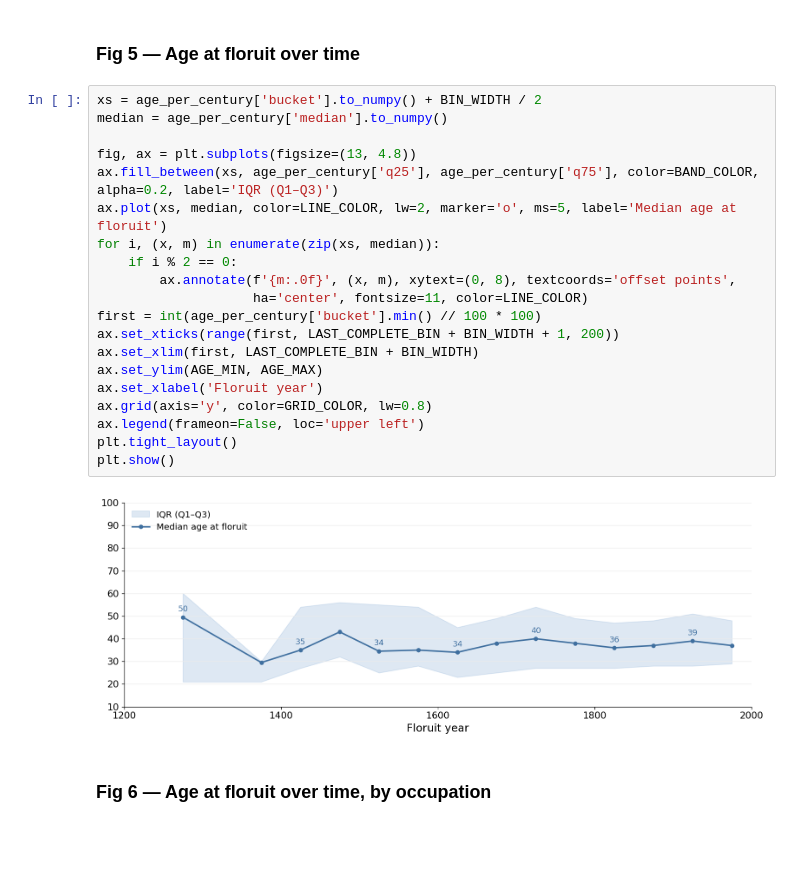
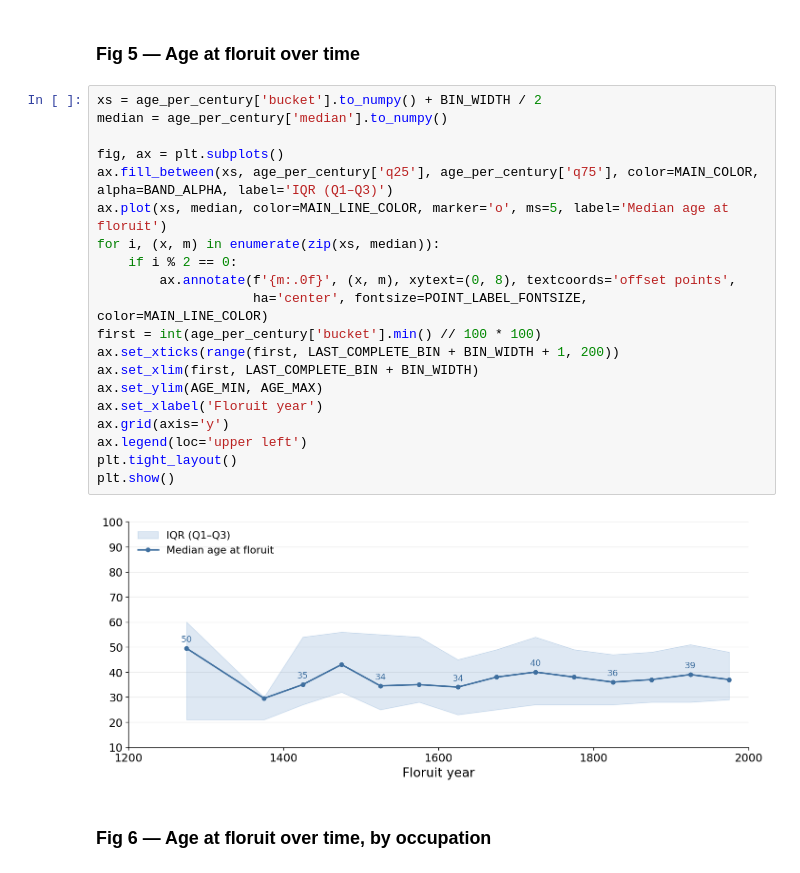
Before and after one commit to charlesdedampierre/cultura_database, a Jupyter notebook: notebooks_new/06_peak_productivity_windows.ipynb, the cells around one changed output. Cells and saved outputs as stored; diff of their text form; blank space fills up the shorter version.

```diff
--- a/notebooks_new/06_peak_productivity_windows.ipynb
+++ b/notebooks_new/06_peak_productivity_windows.ipynb
@@ -503,25 +465,25 @@ plt.show()
 # %%
 xs = age_per_century['bucket'].to_numpy() + BIN_WIDTH / 2
 median = age_per_century['median'].to_numpy()
 
-fig, ax = plt.subplots(figsize=(13, 4.8))
-ax.fill_between(xs, age_per_century['q25'], age_per_century['q75'], color=BAND_COLOR, alpha=0.2, label='IQR (Q1–Q3)')
-ax.plot(xs, median, color=LINE_COLOR, lw=2, marker='o', ms=5, label='Median age at floruit')
+fig, ax = plt.subplots()
+ax.fill_between(xs, age_per_century['q25'], age_per_century['q75'], color=MAIN_COLOR, alpha=BAND_ALPHA, label='IQR (Q1–Q3)')
+ax.plot(xs, median, color=MAIN_LINE_COLOR, marker='o', ms=5, label='Median age at floruit')
 for i, (x, m) in enumerate(zip(xs, median)):
     if i % 2 == 0:
         ax.annotate(f'{m:.0f}', (x, m), xytext=(0, 8), textcoords='offset points',
-                    ha='center', fontsize=11, color=LINE_COLOR)
+                    ha='center', fontsize=POINT_LABEL_FONTSIZE, color=MAIN_LINE_COLOR)
 first = int(age_per_century['bucket'].min() // 100 * 100)
 ax.set_xticks(range(first, LAST_COMPLETE_BIN + BIN_WIDTH + 1, 200))
 ax.set_xlim(first, LAST_COMPLETE_BIN + BIN_WIDTH)
 ax.set_ylim(AGE_MIN, AGE_MAX)
 ax.set_xlabel('Floruit year')
-ax.grid(axis='y', color=GRID_COLOR, lw=0.8)
-ax.legend(frameon=False, loc='upper left')
+ax.grid(axis='y')
+ax.legend(loc='upper left')
 plt.tight_layout()
 plt.show()
 # %% [output]
-[figure, old version]
+[figure, new version]
 # %% [markdown]
 ### Fig 6 — Age at floruit over time, by occupation
 # %%
```
Also changed, not shown: parts of 7 cells of this notebook, 3 other files.
